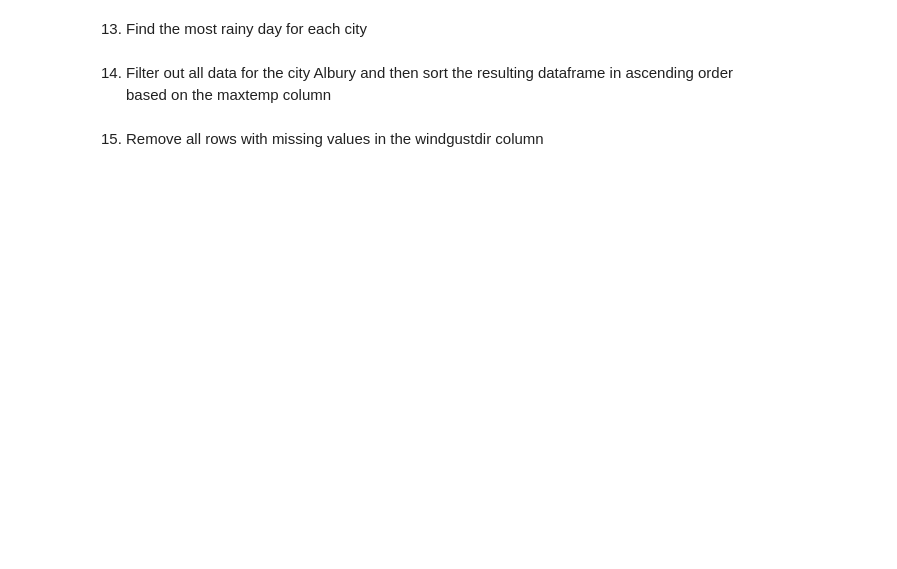
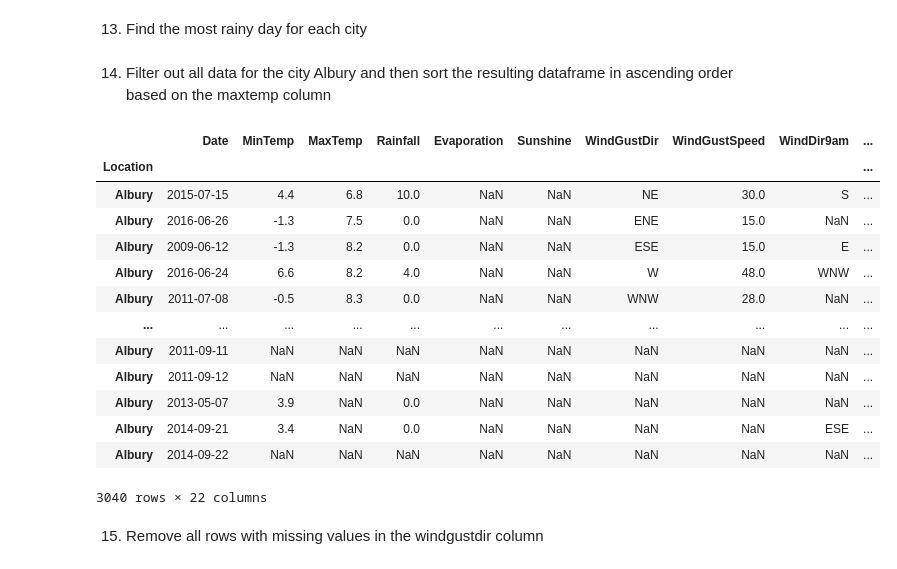
Before and after one commit to fenyx-it-academy/Class7-DataManipulation-Module-Week18, a Jupyter notebook: assignment2.ipynb, the cells around one changed output. Cells and saved outputs as stored; diff of their text form; code cells hidden in the pictures; blank space fills up the shorter version.

```diff
--- a/assignment2.ipynb
+++ b/assignment2.ipynb
@@ -78,3 +270,23 @@ Hint: use `to_datetime` and `strftime`.
+# %%
+# YOUR CODE HERE
+index = df.set_index("Location", inplace= True)
+result = df.loc["Albury"].sort_values(by = 'MaxTemp', ascending= True)
+result
+# %% [output]
+|  | Date | MinTemp | MaxTemp | Rainfall | Evaporation | Sunshine | WindGustDir | WindGustSpeed | WindDir9am | ... |
+| Location |  |  |  |  |  |  |  |  |  | ... |
+| Albury | 2015-07-15 | 4.4 | 6.8 | 10.0 | NaN | NaN | NE | 30.0 | S | ... |
+| Albury | 2016-06-26 | -1.3 | 7.5 | 0.0 | NaN | NaN | ENE | 15.0 | NaN | ... |
+| Albury | 2009-06-12 | -1.3 | 8.2 | 0.0 | NaN | NaN | ESE | 15.0 | E | ... |
+| Albury | 2016-06-24 | 6.6 | 8.2 | 4.0 | NaN | NaN | W | 48.0 | WNW | ... |
+| Albury | 2011-07-08 | -0.5 | 8.3 | 0.0 | NaN | NaN | WNW | 28.0 | NaN | ... |
+| ... | ... | ... | ... | ... | ... | ... | ... | ... | ... | ... |
+| Albury | 2011-09-11 | NaN | NaN | NaN | NaN | NaN | NaN | NaN | NaN | ... |
+| Albury | 2011-09-12 | NaN | NaN | NaN | NaN | NaN | NaN | NaN | NaN | ... |
+| Albury | 2013-05-07 | 3.9 | NaN | 0.0 | NaN | NaN | NaN | NaN | NaN | ... |
+| Albury | 2014-09-21 | 3.4 | NaN | 0.0 | NaN | NaN | NaN | NaN | ESE | ... |
+| Albury | 2014-09-22 | NaN | NaN | NaN | NaN | NaN | NaN | NaN | NaN | ... |
+3040 rows × 22 columns
 # %% [markdown]
 15. Remove all rows with missing values in the windgustdir column
 # %%
```
Also changed, not shown: parts of 24 cells of this notebook, 1 other file.
